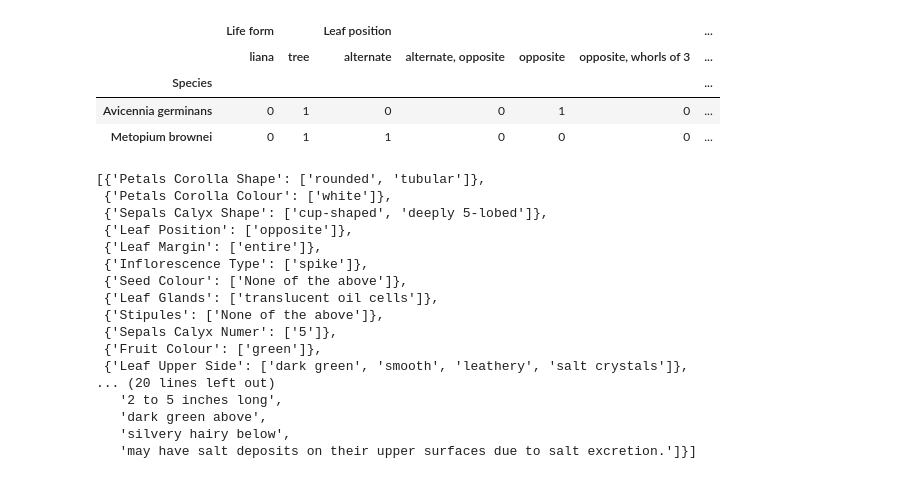
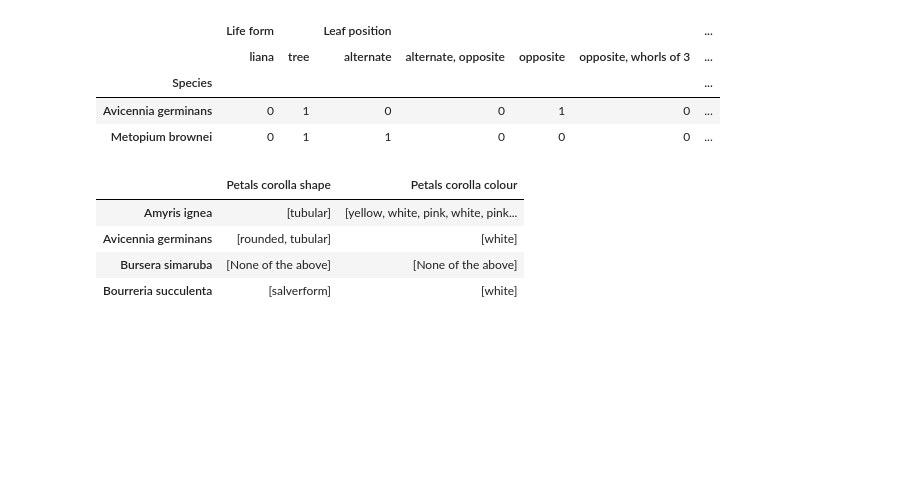
Before and after one commit to RobertvdV/GRS70424_Internship, a Jupyter notebook: notebooks/reports/OpenAI/5.2.1_ChatGPT_prompt_readings.ipynb, the cells around one changed output. Cells and saved outputs as stored; diff of their text form; code cells hidden in the pictures; blank space fills up the shorter version.

```diff
--- a/notebooks/reports/OpenAI/5.2.1_ChatGPT_prompt_readings.ipynb
+++ b/notebooks/reports/OpenAI/5.2.1_ChatGPT_prompt_readings.ipynb
@@ -171,23 +171,13 @@ df_Andrei[["Life form", "Leaf position"]].head(2)
 | Species |  |  |  |  |  |  | ... |
 | Avicennia germinans | 0 | 1 | 0 | 0 | 1 | 0 | ... |
 | Metopium brownei | 0 | 1 | 1 | 0 | 0 | 0 | ... |
-# %%
-prompt_results_dict["Avicennia germinans"]
-# %% [output]
-[{'Petals Corolla Shape': ['rounded', 'tubular']},
- {'Petals Corolla Colour': ['white']},
- {'Sepals Calyx Shape': ['cup-shaped', 'deeply 5-lobed']},
- {'Leaf Position': ['opposite']},
- {'Leaf Margin': ['entire']},
- {'Inflorescence Type': ['spike']},
- {'Seed Colour': ['None of the above']},
- {'Leaf Glands': ['translucent oil cells']},
- {'Stipules': ['None of the above']},
- {'Sepals Calyx Numer': ['5']},
- {'Fruit Colour': ['green']},
- {'Leaf Upper Side': ['dark green', 'smooth', 'leathery', 'salt crystals']},
-... (20 lines left out)
-   '2 to 5 inches long',
-   'dark green above',
-   'silvery hairy below',
-   'may have salt deposits on their upper surfaces due to salt excretion.']}]
+# %%
+df = pd.DataFrame.from_dict(prompt_results_dict, orient='index')
+# df = df.apply(pd.Series.explode)
+df[["Petals corolla shape", "Petals corolla colour"]].head(5)
+# %% [output]
+|  | Petals corolla shape | Petals corolla colour |
+| Amyris ignea | [tubular] | [yellow, white, pink, white, pink... |
+| Avicennia germinans | [rounded, tubular] | [white] |
+| Bursera simaruba | [None of the above] | [None of the above] |
+| Bourreria succulenta | [salverform] | [white] |
```
Also changed, not shown: parts of 4 cells of this notebook, 1 other file.
